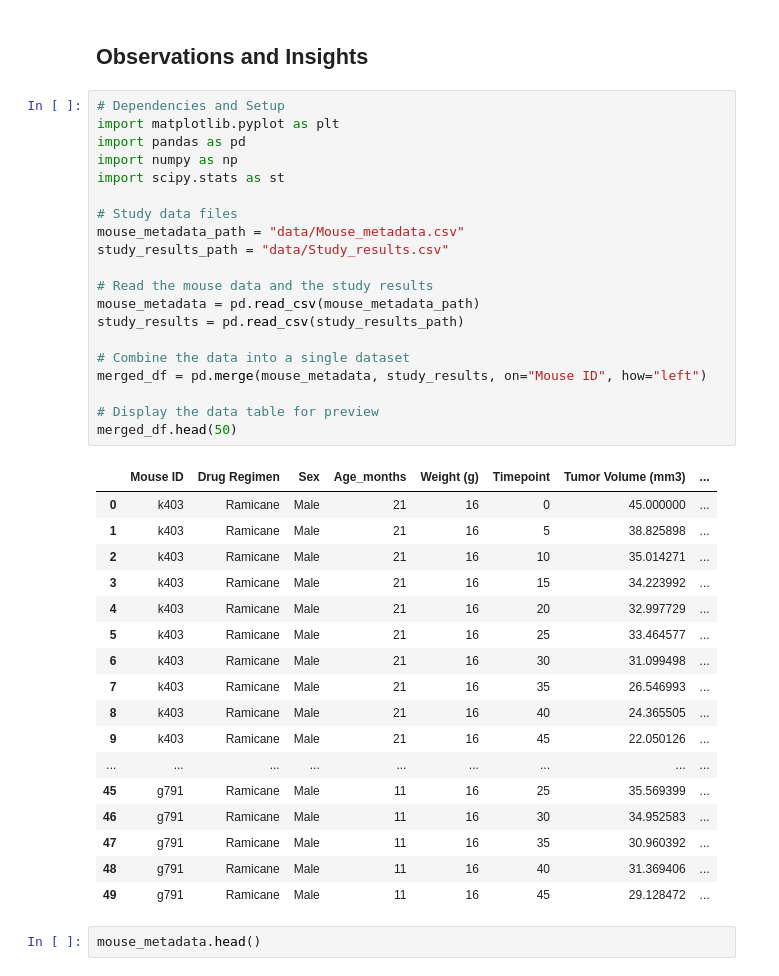
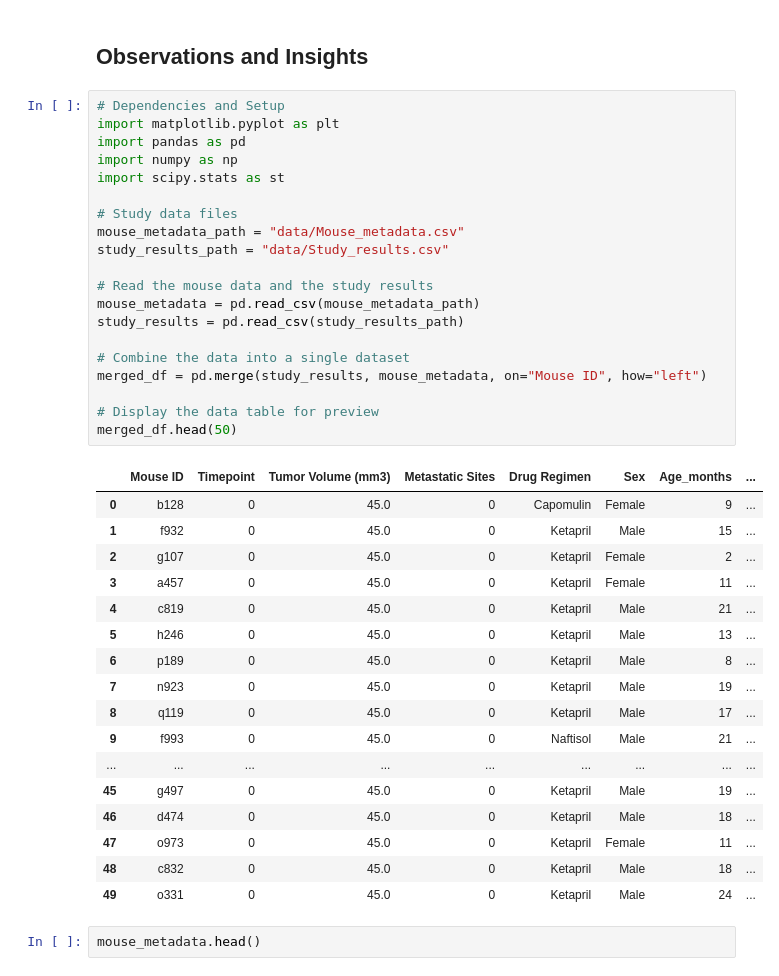
Before and after one commit to nathanprows77/Matplotlib, a Jupyter notebook: pymaceuticals-checkpoint.ipynb, the cells around one changed output. Drawn from its saved outputs; the diff is of its cells as text.

```diff
--- a/pymaceuticals-checkpoint.ipynb
+++ b/pymaceuticals-checkpoint.ipynb
@@ -3,41 +3,41 @@
 # %%
 # Dependencies and Setup
 import matplotlib.pyplot as plt
 import pandas as pd
 import numpy as np
 import scipy.stats as st
 
 # Study data files
 mouse_metadata_path = "data/Mouse_metadata.csv"
 study_results_path = "data/Study_results.csv"
 
 # Read the mouse data and the study results
 mouse_metadata = pd.read_csv(mouse_metadata_path)
 study_results = pd.read_csv(study_results_path)
 
 # Combine the data into a single dataset
-merged_df = pd.merge(mouse_metadata, study_results, on="Mouse ID", how="left")
+merged_df = pd.merge(study_results, mouse_metadata, on="Mouse ID", how="left")
 
 # Display the data table for preview
 merged_df.head(50)
 # %% [output]
-|  | Mouse ID | Drug Regimen | Sex | Age_months | Weight (g) | Timepoint | Tumor Volume (mm3) | ... |
-| 0 | k403 | Ramicane | Male | 21 | 16 | 0 | 45.000000 | ... |
-| 1 | k403 | Ramicane | Male | 21 | 16 | 5 | 38.825898 | ... |
-| 2 | k403 | Ramicane | Male | 21 | 16 | 10 | 35.014271 | ... |
-| 3 | k403 | Ramicane | Male | 21 | 16 | 15 | 34.223992 | ... |
-| 4 | k403 | Ramicane | Male | 21 | 16 | 20 | 32.997729 | ... |
-| 5 | k403 | Ramicane | Male | 21 | 16 | 25 | 33.464577 | ... |
-| 6 | k403 | Ramicane | Male | 21 | 16 | 30 | 31.099498 | ... |
-| 7 | k403 | Ramicane | Male | 21 | 16 | 35 | 26.546993 | ... |
-| 8 | k403 | Ramicane | Male | 21 | 16 | 40 | 24.365505 | ... |
-| 9 | k403 | Ramicane | Male | 21 | 16 | 45 | 22.050126 | ... |
+|  | Mouse ID | Timepoint | Tumor Volume (mm3) | Metastatic Sites | Drug Regimen | Sex | Age_months | ... |
+| 0 | b128 | 0 | 45.0 | 0 | Capomulin | Female | 9 | ... |
+| 1 | f932 | 0 | 45.0 | 0 | Ketapril | Male | 15 | ... |
+| 2 | g107 | 0 | 45.0 | 0 | Ketapril | Female | 2 | ... |
+| 3 | a457 | 0 | 45.0 | 0 | Ketapril | Female | 11 | ... |
+| 4 | c819 | 0 | 45.0 | 0 | Ketapril | Male | 21 | ... |
+| 5 | h246 | 0 | 45.0 | 0 | Ketapril | Male | 13 | ... |
+| 6 | p189 | 0 | 45.0 | 0 | Ketapril | Male | 8 | ... |
+| 7 | n923 | 0 | 45.0 | 0 | Ketapril | Male | 19 | ... |
+| 8 | q119 | 0 | 45.0 | 0 | Ketapril | Male | 17 | ... |
+| 9 | f993 | 0 | 45.0 | 0 | Naftisol | Male | 21 | ... |
 | ... | ... | ... | ... | ... | ... | ... | ... | ... |
-| 45 | g791 | Ramicane | Male | 11 | 16 | 25 | 35.569399 | ... |
-| 46 | g791 | Ramicane | Male | 11 | 16 | 30 | 34.952583 | ... |
-| 47 | g791 | Ramicane | Male | 11 | 16 | 35 | 30.960392 | ... |
-| 48 | g791 | Ramicane | Male | 11 | 16 | 40 | 31.369406 | ... |
-| 49 | g791 | Ramicane | Male | 11 | 16 | 45 | 29.128472 | ... |
+| 45 | g497 | 0 | 45.0 | 0 | Ketapril | Male | 19 | ... |
+| 46 | d474 | 0 | 45.0 | 0 | Ketapril | Male | 18 | ... |
+| 47 | o973 | 0 | 45.0 | 0 | Ketapril | Female | 11 | ... |
+| 48 | c832 | 0 | 45.0 | 0 | Ketapril | Male | 18 | ... |
+| 49 | o331 | 0 | 45.0 | 0 | Ketapril | Male | 24 | ... |
 # %%
 mouse_metadata.head()
 # %% [output]
```
Also changed, not shown: parts of 11 cells of this notebook.
